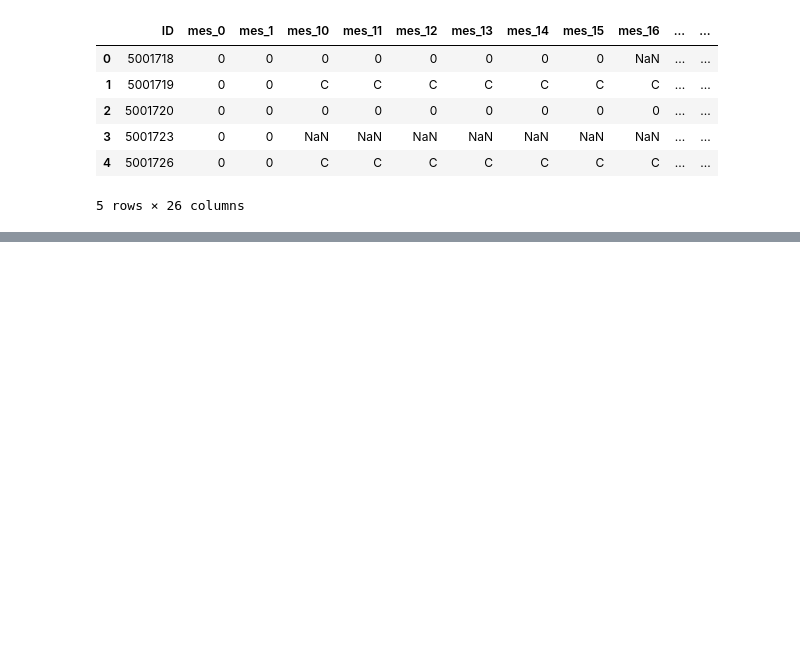
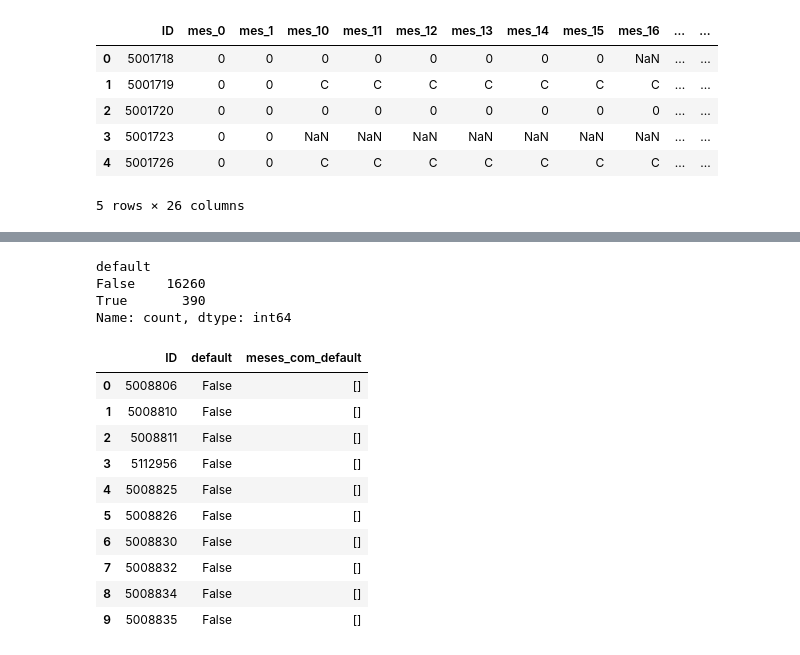
Before and after one commit to DDricko/Ciencia_de_dados_Ebac, a Jupyter notebook: Mod5Ex_aulas_04a05.ipynb, the cells around one changed output, grey strips where cells are left out. Drawn from its saved outputs; the diff is of its cells as text; code cells hidden in the pictures; blank space fills up the shorter version.

```diff
--- a/Mod5Ex_aulas_04a05.ipynb
+++ b/Mod5Ex_aulas_04a05.ipynb
@@ -99,0 +179,29 @@ Name: default, dtype: int64
+# %%
+# 5) seu codigo aqui
+# Contagem de bons e maus pagadores
+contagem_default = clientes_final['default'].value_counts()
+
+# Mostrar resultado
+print(contagem_default)
+# %% [output]
+default
+False    16260
+True       390
+Name: count, dtype: int64
+# %%
+# Visualizar os primeiros resultados
+tabela_resumo = clientes_final[['ID',  'default', 'meses_com_default']]
+
+tabela_resumo.head(10)
+# %% [output]
+|  | ID | default | meses_com_default |
+| 0 | 5008806 | False | [] |
+| 1 | 5008810 | False | [] |
+| 2 | 5008811 | False | [] |
+| 3 | 5112956 | False | [] |
+| 4 | 5008825 | False | [] |
+| 5 | 5008826 | False | [] |
+| 6 | 5008830 | False | [] |
+| 7 | 5008832 | False | [] |
+| 8 | 5008834 | False | [] |
+| 9 | 5008835 | False | [] |
```
Also changed, not shown: parts of 9 cells of this notebook.
